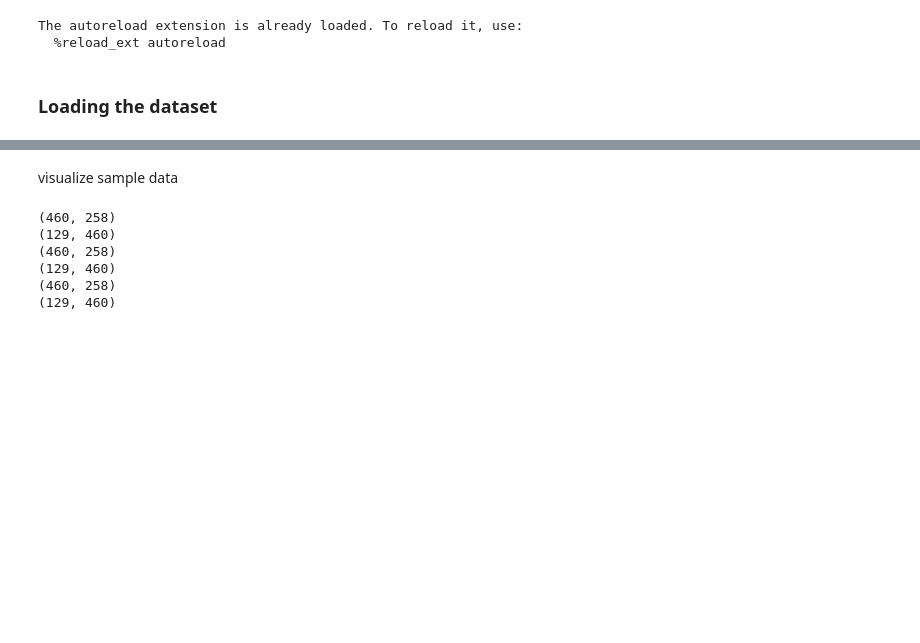
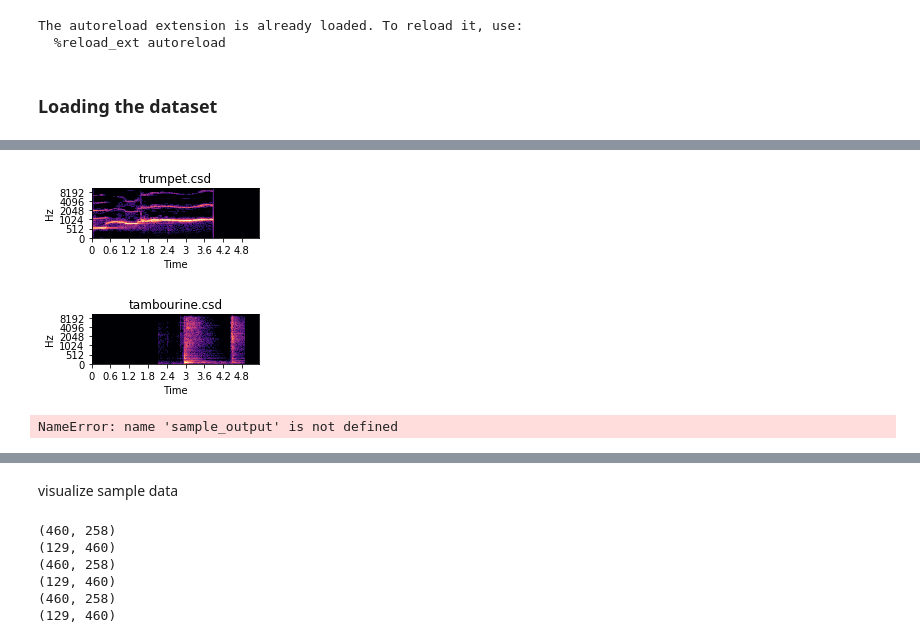
Before and after one commit to tianjunm/monaural-source-separation, a Jupyter notebook: notebooks/scratch(LSTM).ipynb, the cells around one changed output, grey strips where cells are left out. Saved outputs shown, nothing was run; the diff lists cells and outputs as text; code cells hidden in the pictures; blank space fills up the shorter version.

```diff
--- a/notebooks/scratch(LSTM).ipynb
+++ b/notebooks/scratch(LSTM).ipynb
@@ -62,0 +257,10 @@ torch.Size([4, 460, 2, 258])
+# %%
+visualize_output(sample_gt, config, 'spectrogram', class_names=sample_components)
+# %% [output]
+[figure, added]
+[figure, added]
+# %%
+input_pcm = visualize_input(sample_input, config, 'pcm')
+output_pcms = visualize_output(sample_output, config, 'pcm')
+# %% [output]
+NameError: name 'sample_output' is not defined
```
Also changed, not shown: parts of 22 cells of this notebook, 11 other files.
